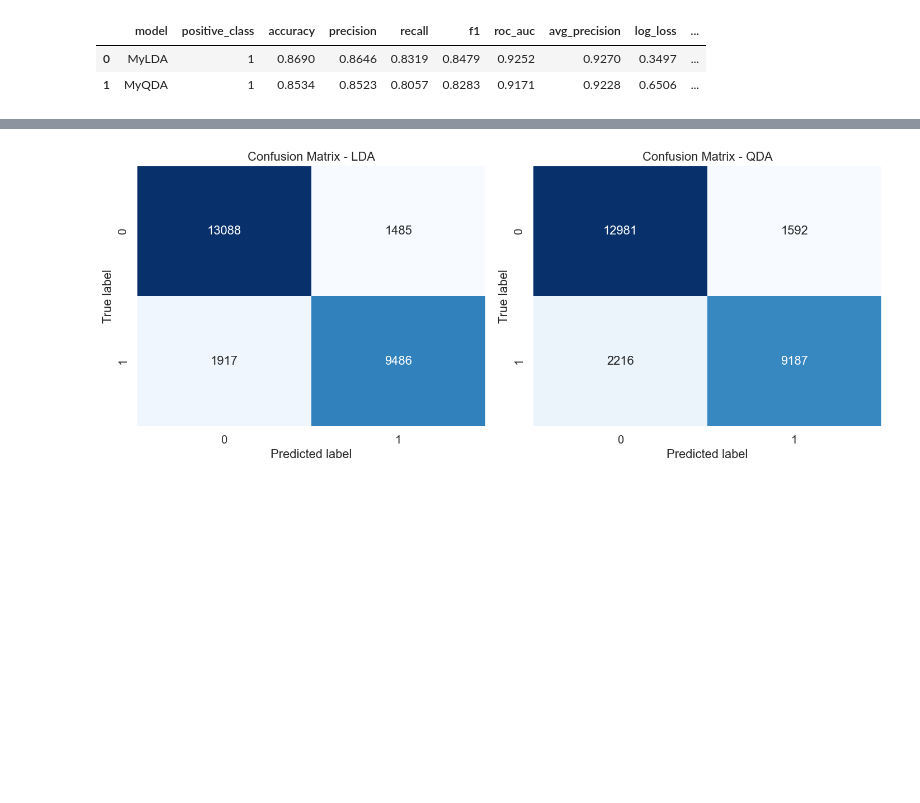
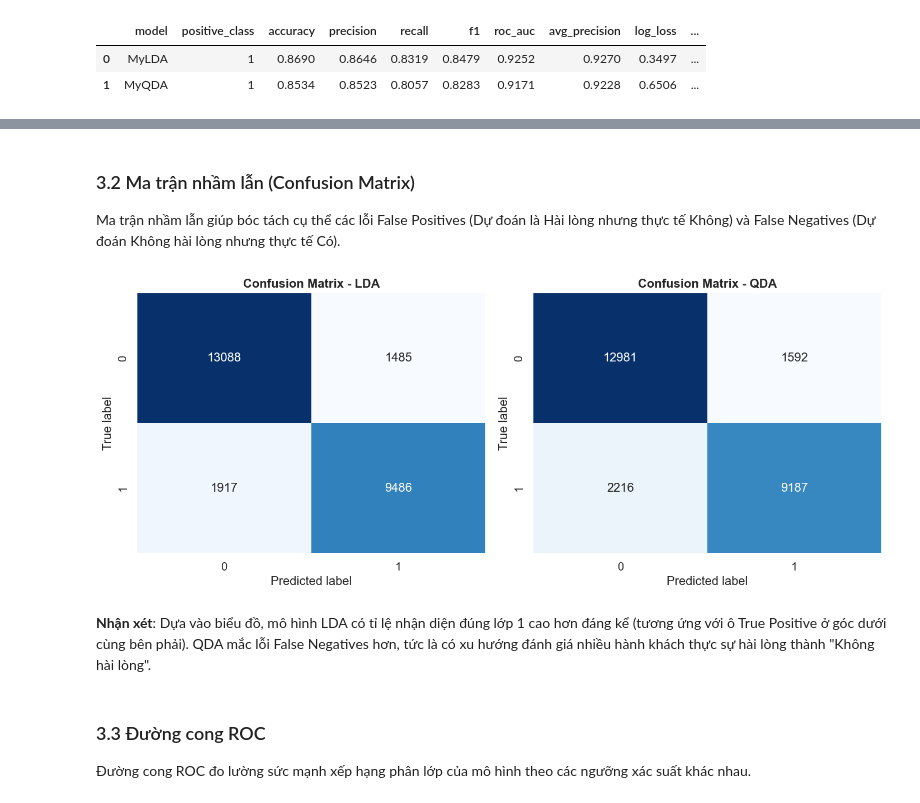
Before and after one commit to conluoi123/Machine-Learning---Project-1-, a Jupyter notebook: code/Part2_Classification/model_2.ipynb, the cells around one changed output, grey strips where cells are left out. Cells and saved outputs as stored; diff of their text form; code cells hidden in the pictures; blank space fills up the shorter version.

```diff
--- a/code/Part2_Classification/model_2.ipynb
+++ b/code/Part2_Classification/model_2.ipynb
@@ -693,26 +693,36 @@ display(test_results_df.round(4))
+# %% [markdown]
+### 3.2 Ma trận nhầm lẫn (Confusion Matrix)
+
+Ma trận nhầm lẫn giúp bóc tách cụ thể các lỗi False Positives (Dự đoán là Hài lòng nhưng thực tế Không) và False Negatives (Dự đoán Không hài lòng nhưng thực tế Có).
 # %%
-# Vẽ confusion matrix cho LDA và QDA
+# Vẽ confusion matrix cho LDA và QDA để so sánh lỗi phân loại giữa hai mô hình
 fig, axes = plt.subplots(1, 2, figsize=(12, 5))
 
 for ax, (name, y_pred) in zip(
     axes,
     [('LDA', y_pred_lda), ('QDA', y_pred_qda)]
 ):
     cm = confusion_matrix(y_test, y_pred)
     sns.heatmap(
         cm,
         annot=True,
         fmt='d',
         cmap='Blues',
         cbar=False,
         ax=ax
     )
-    ax.set_title(f'Confusion Matrix - {name}')
+    ax.set_title(f'Confusion Matrix - {name}', fontweight='bold')
     ax.set_xlabel('Predicted label')
     ax.set_ylabel('True label')
 
 plt.tight_layout()
 plt.show()
 # %% [output]
-[figure, old version]
+[figure, new version]
+# %% [markdown]
+**Nhận xét**: Dựa vào biểu đồ, mô hình LDA có tỉ lệ nhận diện đúng lớp 1 cao hơn đáng kể (tương ứng với ô True Positive ở góc dưới cùng bên phải). QDA mắc lỗi False Negatives hơn, tức là có xu hướng đánh giá nhiều hành khách thực sự hài lòng thành "Không hài lòng".
+# %% [markdown]
+### 3.3 Đường cong ROC
+
+Đường cong ROC đo lường sức mạnh xếp hạng phân lớp của mô hình theo các ngưỡng xác suất khác nhau.
 # %%
```
Also changed, not shown: parts of 53 cells of this notebook.
